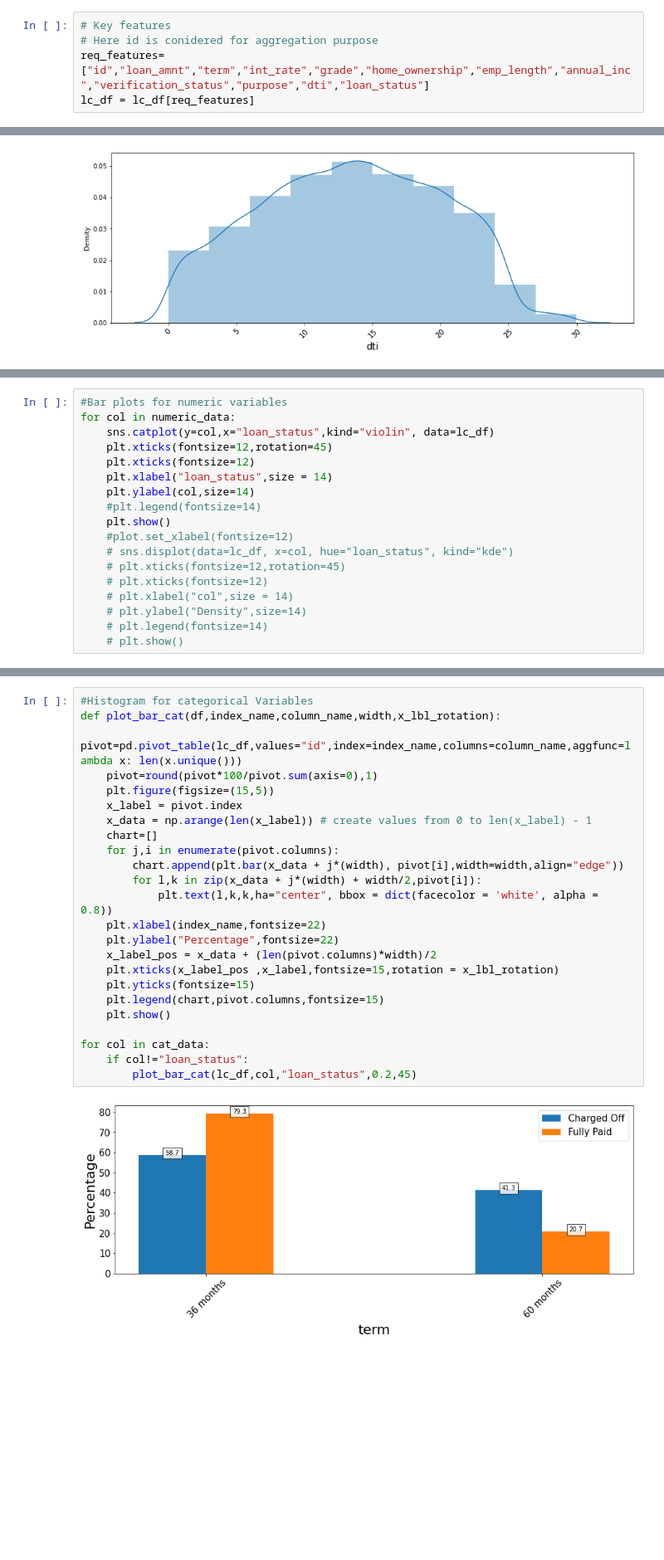
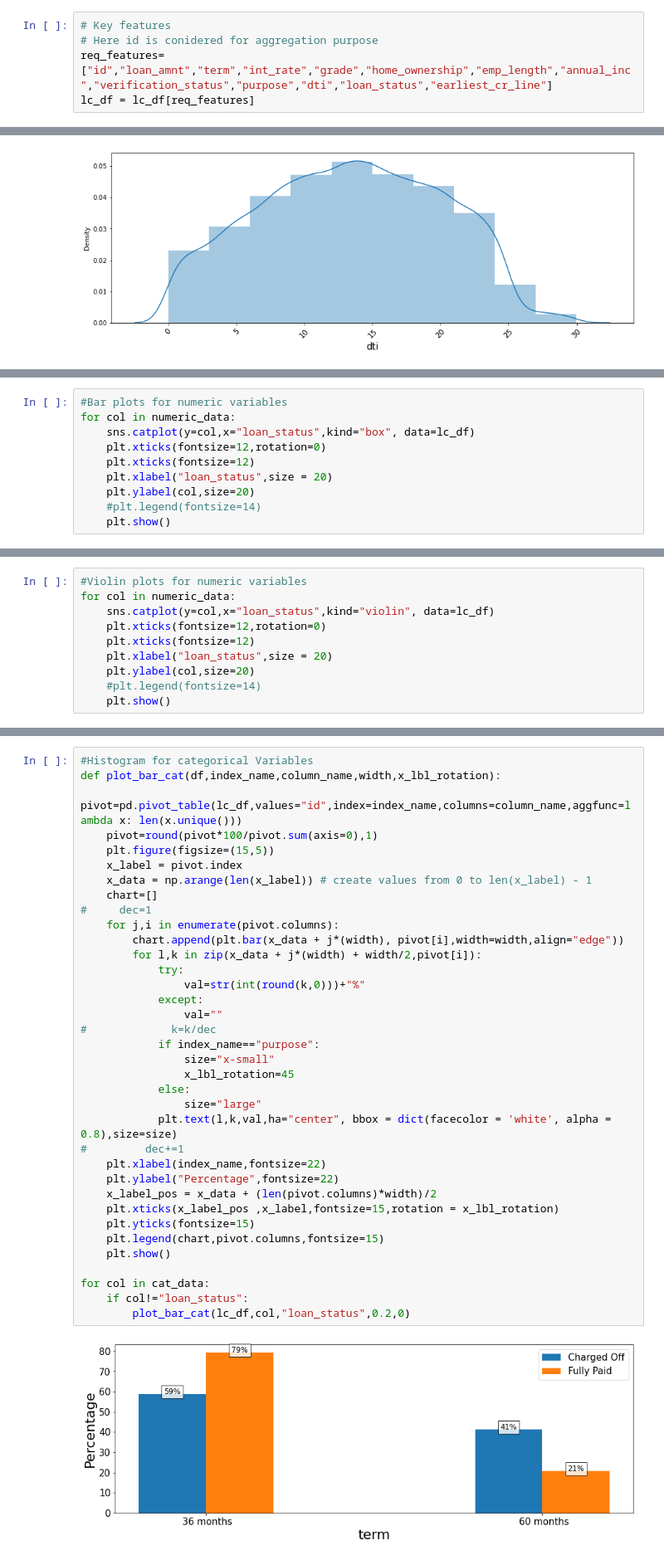
Before and after one commit to karthickchetti/LendingClubCaseStudy, a Jupyter notebook: Karthick_Chetti.ipynb, the cells around one changed output, grey strips where cells are left out. Shown at 83% size. Cells and saved outputs as stored; diff of their text form; blank space fills up the shorter version.

```diff
--- a/Karthick_Chetti.ipynb
+++ b/Karthick_Chetti.ipynb
@@ -109,7 +124,7 @@ However it is important to select the most relevant columns out of these 43 for
 # %%
 # Key features
 # Here id is conidered for aggregation purpose
-req_features=["id","loan_amnt","term","int_rate","grade","home_ownership","emp_length","annual_inc","verification_status","purpose","dti","loan_status"]
+req_features=["id","loan_amnt","term","int_rate","grade","home_ownership","emp_length","annual_inc","verification_status","purpose","dti","loan_status","earliest_cr_line"]
 lc_df = lc_df[req_features]
 # %%
 # Having a look at the data
@@ -415,3 +448,13 @@ min      900.000000     5.420000    4080.000000     0.000000
 50%    10000.000000    13.490000   51202.000000    14.355000
 75%    15850.000000    16.290000   70733.750000    19.382500
 max    32400.000000    24.400000  165000.000000    29.850000
+# %%
+#Bar plots for numeric variables
+for col in numeric_data:
+    sns.catplot(y=col,x="loan_status",kind="box", data=lc_df)
+    plt.xticks(fontsize=12,rotation=0)
+    plt.xticks(fontsize=12)
+    plt.xlabel("loan_status",size = 20)
+    plt.ylabel(col,size=20)
+    #plt.legend(fontsize=14)
+    plt.show()
@@ -424,19 +472,11 @@ max    32400.000000    24.400000  165000.000000    29.850000
 # %%
-#Bar plots for numeric variables
+#Violin plots for numeric variables
 for col in numeric_data:
     sns.catplot(y=col,x="loan_status",kind="violin", data=lc_df)
-    plt.xticks(fontsize=12,rotation=45)
+    plt.xticks(fontsize=12,rotation=0)
     plt.xticks(fontsize=12)
-    plt.xlabel("loan_status",size = 14)
-    plt.ylabel(col,size=14)
+    plt.xlabel("loan_status",size = 20)
+    plt.ylabel(col,size=20)
     #plt.legend(fontsize=14)
     plt.show()
-    #plot.set_xlabel(fontsize=12)
-    # sns.displot(data=lc_df, x=col, hue="loan_status", kind="kde")
-    # plt.xticks(fontsize=12,rotation=45)
-    # plt.xticks(fontsize=12)
-    # plt.xlabel("col",size = 14)
-    # plt.ylabel("Density",size=14)
-    # plt.legend(fontsize=14)
-    # plt.show()
 # %% [output]
@@ -454,26 +496,38 @@ for col in numeric_data:
 # %%
 #Histogram for categorical Variables
 def plot_bar_cat(df,index_name,column_name,width,x_lbl_rotation):
     pivot=pd.pivot_table(lc_df,values="id",index=index_name,columns=column_name,aggfunc=lambda x: len(x.unique()))
     pivot=round(pivot*100/pivot.sum(axis=0),1)
     plt.figure(figsize=(15,5))
     x_label = pivot.index
     x_data = np.arange(len(x_label)) # create values from 0 to len(x_label) - 1
     chart=[]
+#     dec=1
     for j,i in enumerate(pivot.columns):
         chart.append(plt.bar(x_data + j*(width), pivot[i],width=width,align="edge"))
         for l,k in zip(x_data + j*(width) + width/2,pivot[i]):
-            plt.text(l,k,k,ha="center", bbox = dict(facecolor = 'white', alpha = 0.8))
+            try:
+                val=str(int(round(k,0)))+"%"
+            except:
+                val=""
+#             k=k/dec
+            if index_name=="purpose":
+                size="x-small"
+                x_lbl_rotation=45
+            else:
+                size="large"
+            plt.text(l,k,val,ha="center", bbox = dict(facecolor = 'white', alpha = 0.8),size=size)
+#         dec+=1
     plt.xlabel(index_name,fontsize=22)
     plt.ylabel("Percentage",fontsize=22)
     x_label_pos = x_data + (len(pivot.columns)*width)/2
     plt.xticks(x_label_pos ,x_label,fontsize=15,rotation = x_lbl_rotation)
     plt.yticks(fontsize=15)
     plt.legend(chart,pivot.columns,fontsize=15)
     plt.show()
 
 for col in cat_data:
     if col!="loan_status":
-        plot_bar_cat(lc_df,col,"loan_status",0.2,45)
+        plot_bar_cat(lc_df,col,"loan_status",0.2,0)
 # %% [output]
-[figure, old version]
+[figure, new version]
```
Also changed, not shown: parts of 52 cells of this notebook, 1 other file.
